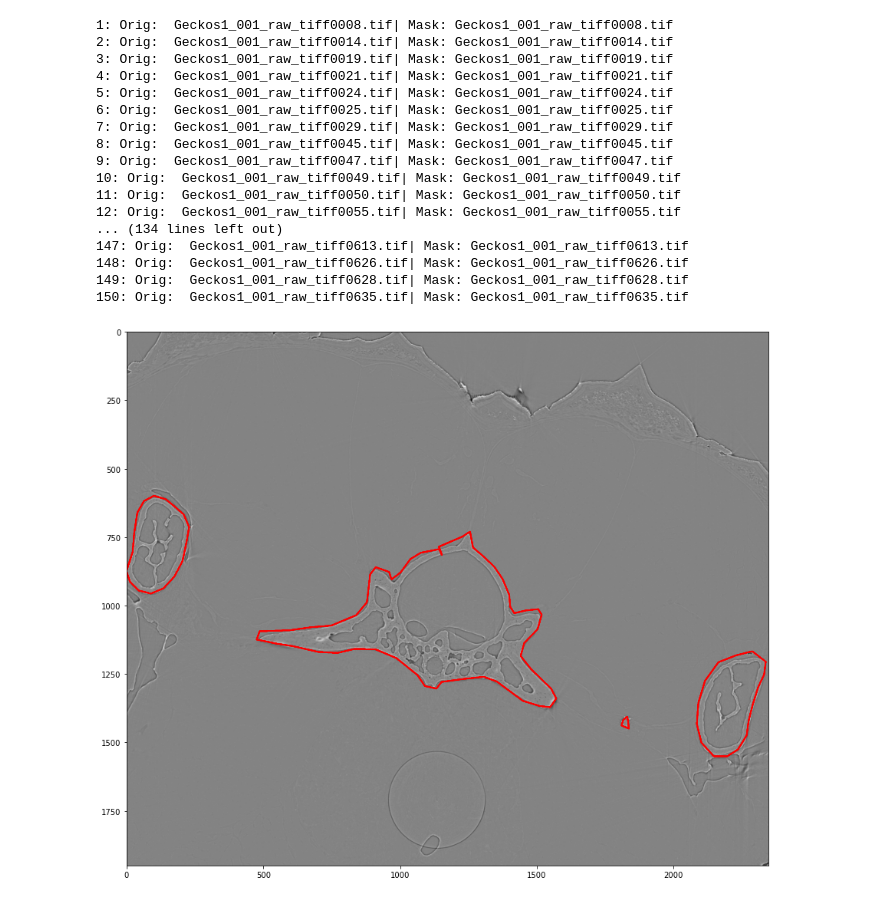
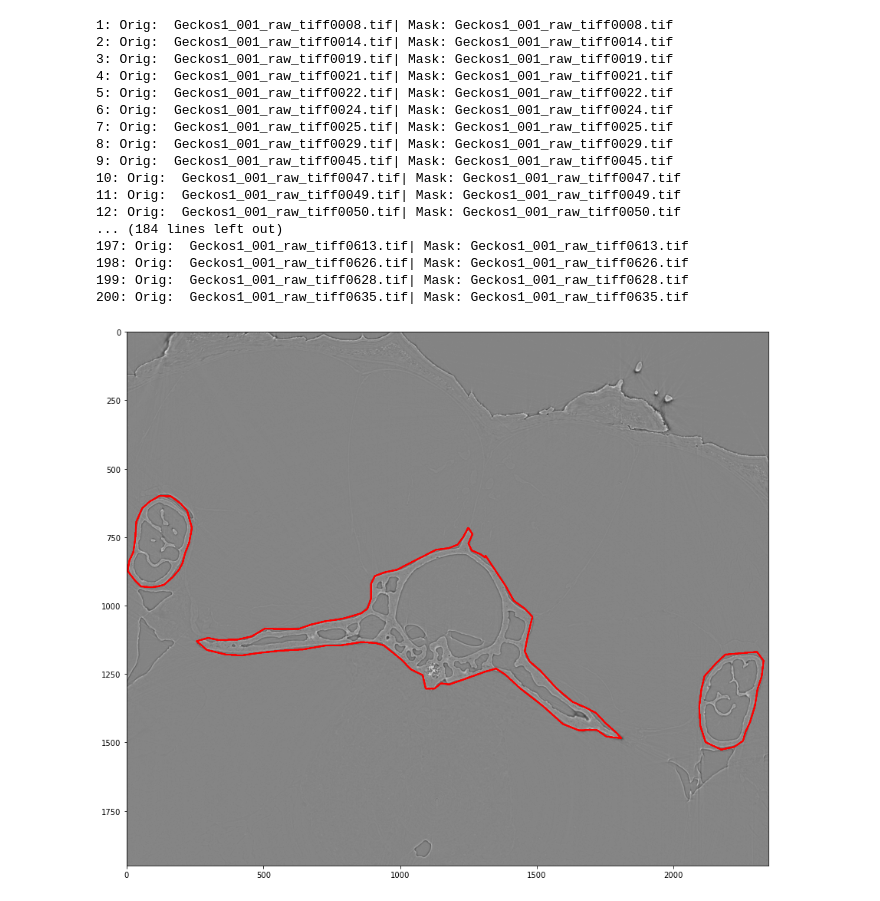
Before and after one commit to ankhafizov/UnetNeuronsSegmentation, a Jupyter notebook: augmentator.ipynb, the cells around one changed output. Cells and saved outputs as stored; diff of their text form; code cells hidden in the pictures.

```diff
--- a/augmentator.ipynb
+++ b/augmentator.ipynb
@@ -11,9 +11,15 @@ import random
 import pylab as plt
 from uuid import uuid4
 from tqdm.notebook import tqdm
+# %%
+input_images = "data/imgs_o/*.tif"
+input_masks = "data/masks_o/*.tif"
+
+output_dir_imgs = 'data/imgs'
+output_dir_masks = 'data/masks'
 # %%
-mask_images = natsorted(glob.glob("data/masks/*.tif"))
-orig_images = natsorted(glob.glob("data/imgs/*.tif"))
+mask_images = natsorted(glob.glob(input_masks))
+orig_images = natsorted(glob.glob(input_images))
 # %%
 for i in range(0, len(orig_images)):
     print(f"{i+1}: Orig:  {os.path.basename(orig_images[i])}| Mask: {os.path.basename(mask_images[i])}")
@@ -22,19 +28,19 @@ for i in range(0, len(orig_images)):
 2: Orig:  Geckos1_001_raw_tiff0014.tif| Mask: Geckos1_001_raw_tiff0014.tif
 3: Orig:  Geckos1_001_raw_tiff0019.tif| Mask: Geckos1_001_raw_tiff0019.tif
 4: Orig:  Geckos1_001_raw_tiff0021.tif| Mask: Geckos1_001_raw_tiff0021.tif
-5: Orig:  Geckos1_001_raw_tiff0024.tif| Mask: Geckos1_001_raw_tiff0024.tif
-6: Orig:  Geckos1_001_raw_tiff0025.tif| Mask: Geckos1_001_raw_tiff0025.tif
-7: Orig:  Geckos1_001_raw_tiff0029.tif| Mask: Geckos1_001_raw_tiff0029.tif
-8: Orig:  Geckos1_001_raw_tiff0045.tif| Mask: Geckos1_001_raw_tiff0045.tif
-9: Orig:  Geckos1_001_raw_tiff0047.tif| Mask: Geckos1_001_raw_tiff0047.tif
-10: Orig:  Geckos1_001_raw_tiff0049.tif| Mask: Geckos1_001_raw_tiff0049.tif
-11: Orig:  Geckos1_001_raw_tiff0050.tif| Mask: Geckos1_001_raw_tiff0050.tif
-12: Orig:  Geckos1_001_raw_tiff0055.tif| Mask: Geckos1_001_raw_tiff0055.tif
-... (134 lines left out)
-147: Orig:  Geckos1_001_raw_tiff0613.tif| Mask: Geckos1_001_raw_tiff0613.tif
-148: Orig:  Geckos1_001_raw_tiff0626.tif| Mask: Geckos1_001_raw_tiff0626.tif
-149: Orig:  Geckos1_001_raw_tiff0628.tif| Mask: Geckos1_001_raw_tiff0628.tif
-150: Orig:  Geckos1_001_raw_tiff0635.tif| Mask: Geckos1_001_raw_tiff0635.tif
+5: Orig:  Geckos1_001_raw_tiff0022.tif| Mask: Geckos1_001_raw_tiff0022.tif
+6: Orig:  Geckos1_001_raw_tiff0024.tif| Mask: Geckos1_001_raw_tiff0024.tif
+7: Orig:  Geckos1_001_raw_tiff0025.tif| Mask: Geckos1_001_raw_tiff0025.tif
+8: Orig:  Geckos1_001_raw_tiff0029.tif| Mask: Geckos1_001_raw_tiff0029.tif
+9: Orig:  Geckos1_001_raw_tiff0045.tif| Mask: Geckos1_001_raw_tiff0045.tif
+10: Orig:  Geckos1_001_raw_tiff0047.tif| Mask: Geckos1_001_raw_tiff0047.tif
+11: Orig:  Geckos1_001_raw_tiff0049.tif| Mask: Geckos1_001_raw_tiff0049.tif
+12: Orig:  Geckos1_001_raw_tiff0050.tif| Mask: Geckos1_001_raw_tiff0050.tif
+... (184 lines left out)
+197: Orig:  Geckos1_001_raw_tiff0613.tif| Mask: Geckos1_001_raw_tiff0613.tif
+198: Orig:  Geckos1_001_raw_tiff0626.tif| Mask: Geckos1_001_raw_tiff0626.tif
+199: Orig:  Geckos1_001_raw_tiff0628.tif| Mask: Geckos1_001_raw_tiff0628.tif
+200: Orig:  Geckos1_001_raw_tiff0635.tif| Mask: Geckos1_001_raw_tiff0635.tif
 # %%
 collated_images_and_masks = list(zip(orig_images,
                                      mask_images))
@@ -43,11 +49,13 @@ images = [[np.asarray(Image.open(y)) for y in x] for x in collated_images_and_ma
 # %%
 r_index = random.randint(0, len(images)-1)
 plt.figure(figsize=(15,15))
 plt.imshow(images[r_index][0], cmap="gray")
 plt.contour(images[r_index][1], colors=['r'])
 plt.show()
+
+shape = images[r_index][0].shape
 # %% [output]
-[figure, old version]
+[figure, new version]
 # %%
 p = Augmentor.DataPipeline(images)
 p.rotate(probability=0.2, max_left_rotation=25, max_right_rotation=25)
```
Also changed, not shown: parts of 3 cells of this notebook.
